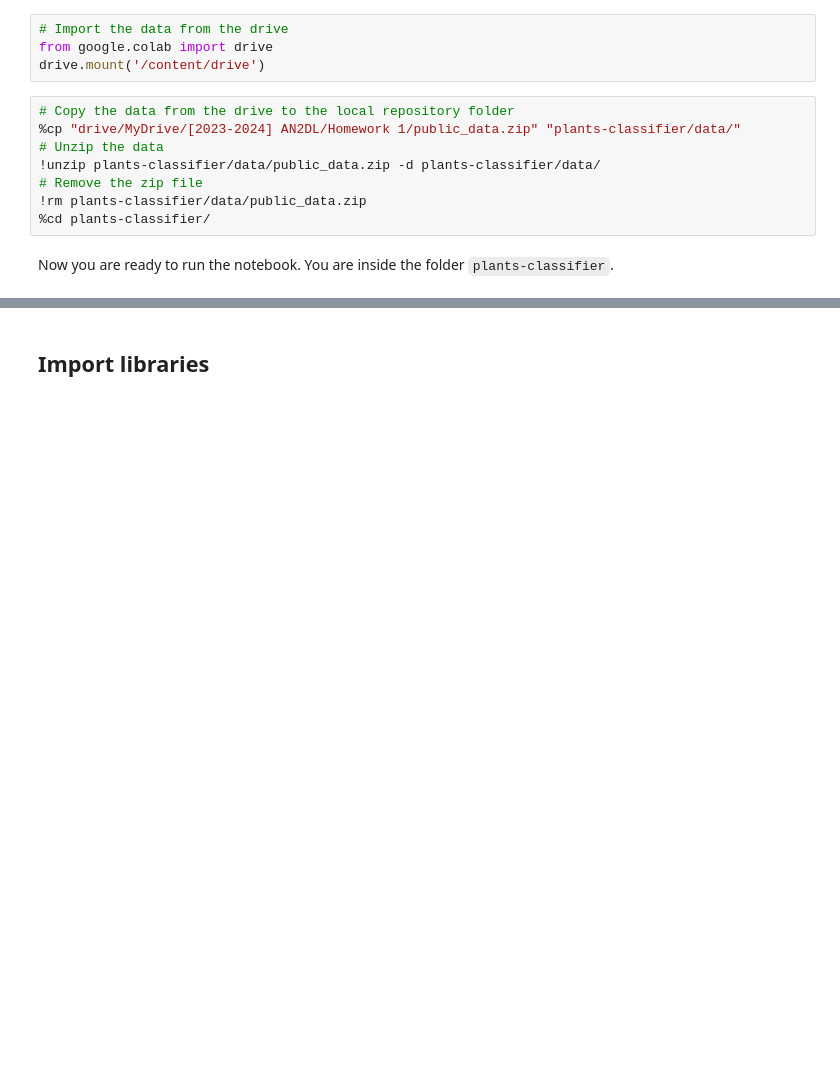
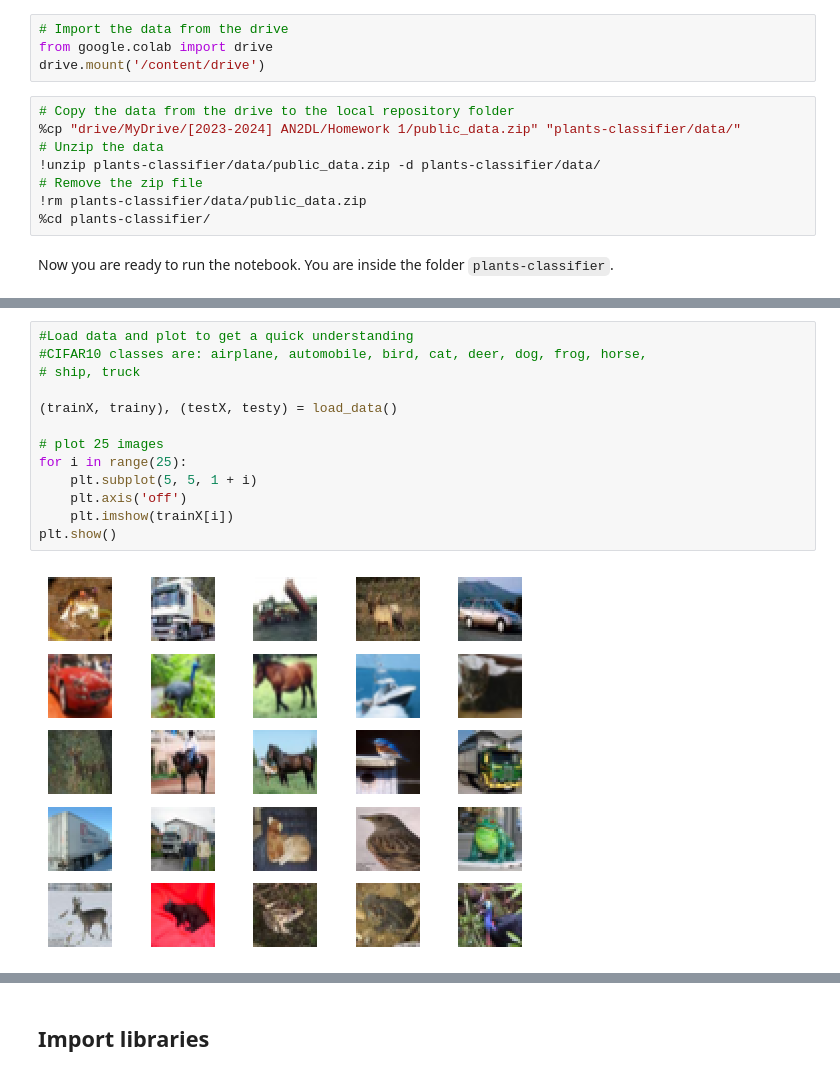
Before and after one commit to davide-gurrieri/plants-classifier, a Jupyter notebook: main_GAN.ipynb, the cells around one changed output, grey strips where cells are left out. Saved outputs shown, nothing was run; the diff lists cells and outputs as text; blank space fills up the shorter version.

```diff
--- a/main_GAN.ipynb
+++ b/main_GAN.ipynb
@@ -42,0 +69,15 @@ Now you are ready to run the notebook. You are inside the folder `plants-classif
+# %%
+#Load data and plot to get a quick understanding
+#CIFAR10 classes are: airplane, automobile, bird, cat, deer, dog, frog, horse,
+# ship, truck
+
+(trainX, trainy), (testX, testy) = load_data()
+
+# plot 25 images
+for i in range(25):
+	plt.subplot(5, 5, 1 + i)
+	plt.axis('off')
+	plt.imshow(trainX[i])
+plt.show()
+# %% [output]
+[figure, added]
```
Also changed, not shown: parts of 19 cells of this notebook.
